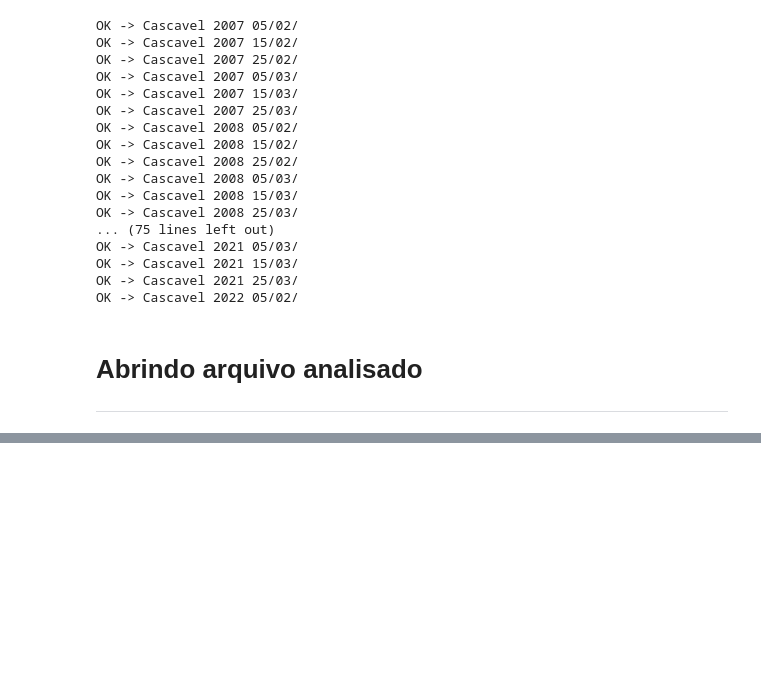
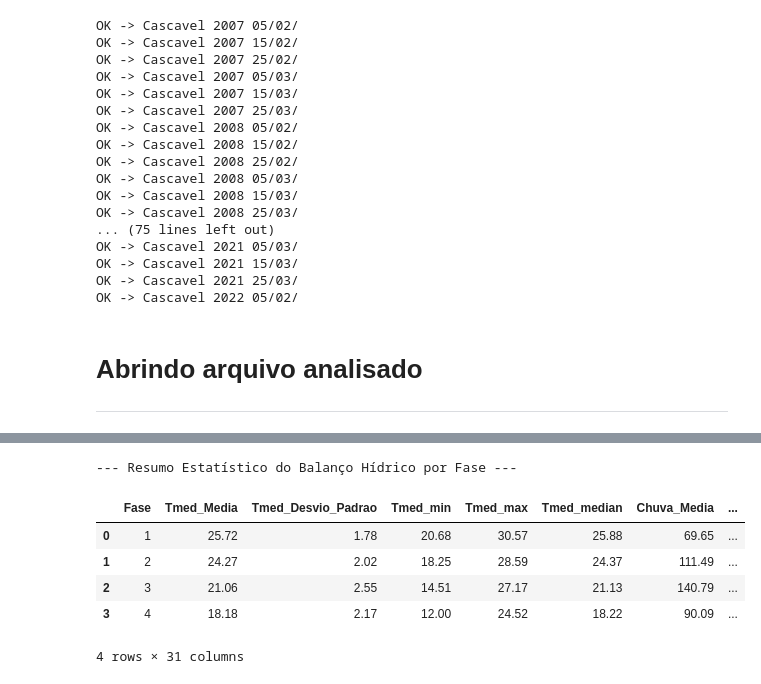
Before and after one commit to fcoliveira-utfpr/aquacrop_ml, a Jupyter notebook: 02_bh_cultura_milho.ipynb, the cells around one changed output, grey strips where cells are left out. Drawn from its saved outputs; the diff is of its cells as text; code cells hidden in the pictures; blank space fills up the shorter version.

```diff
--- a/02_bh_cultura_milho.ipynb
+++ b/02_bh_cultura_milho.ipynb
@@ -508,0 +612,52 @@ df = pd.read_csv(url)
+# %%
+import pandas as pd
+
+# 1. Preparação dos dados (Garantindo que são números)
+df_analise = df.copy()
+vars_estudo = ['Tmed', 'Chuva', 'UR', 'DEF', 'ISNA', 'PA']
+
+for col in vars_estudo:
+    if df_analise[col].dtype == 'object':
+        df_analise[col] = df_analise[col].str.replace(',', '.').astype(float)
+
+# 2. Criando o DataFrame de Resumo Estatístico
+# Agrupamos por Fase e calculamos várias métricas ao mesmo tempo
+df_resumo = df_analise.groupby('Fase')[vars_estudo].agg([
+    'mean',   # Média
+    'std',    # Desvio Padrão (Variabilidade)
+    'min',    # Valor Mínimo (Pior caso)
+    'max',    # Valor Máximo (Melhor caso)
+    'median'  # Mediana
+]).reset_index()
+
+# 3. Organizando os nomes das colunas para facilitar a leitura
+# Isso transforma ('Chuva', 'mean') em 'Chuva_Media'
+df_resumo.columns = [f"{col}_{stat}" if stat else col for col, stat in df_resumo.columns]
+
+# Traduzindo sufixos para português (opcional)
+mapa_colunas = {
+    'mean': 'Media',
+    'std': 'Desvio_Padrao',
+    'min': 'Min',
+    'max': 'Max',
+    'median': 'Mediana'
+}
+df_resumo.columns = [col.replace('mean', 'Media').replace('std', 'Desvio_Padrao') for col in df_resumo.columns]
+
+# 4. Exibindo o resultado formatado com vírgula (estilo BR)
+# Nota: O pandas internamente usa ponto, aqui apenas formatamos a exibição
+pd.options.display.float_format = '{:,.2f}'.format
+
+print("--- Resumo Estatístico do Balanço Hídrico por Fase ---")
+display(df_resumo)
+
+# 5. Exportando para Excel ou CSV para você abrir no seu computador
+df_resumo.to_excel("analise_estatistica_bh.xlsx", index=False)
+# %% [output]
+--- Resumo Estatístico do Balanço Hídrico por Fase ---
+|  | Fase | Tmed_Media | Tmed_Desvio_Padrao | Tmed_min | Tmed_max | Tmed_median | Chuva_Media | ... |
+| 0 | 1 | 25.72 | 1.78 | 20.68 | 30.57 | 25.88 | 69.65 | ... |
+| 1 | 2 | 24.27 | 2.02 | 18.25 | 28.59 | 24.37 | 111.49 | ... |
+| 2 | 3 | 21.06 | 2.55 | 14.51 | 27.17 | 21.13 | 140.79 | ... |
+| 3 | 4 | 18.18 | 2.17 | 12.00 | 24.52 | 18.22 | 90.09 | ... |
+4 rows × 31 columns
```
Also changed, not shown: parts of 2 cells of this notebook.
